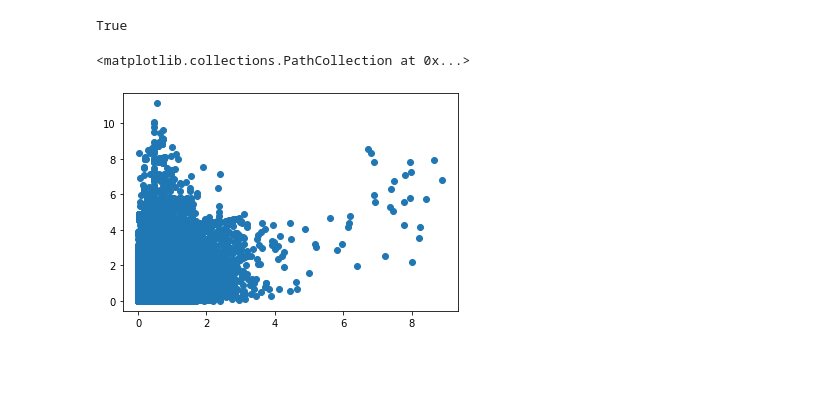
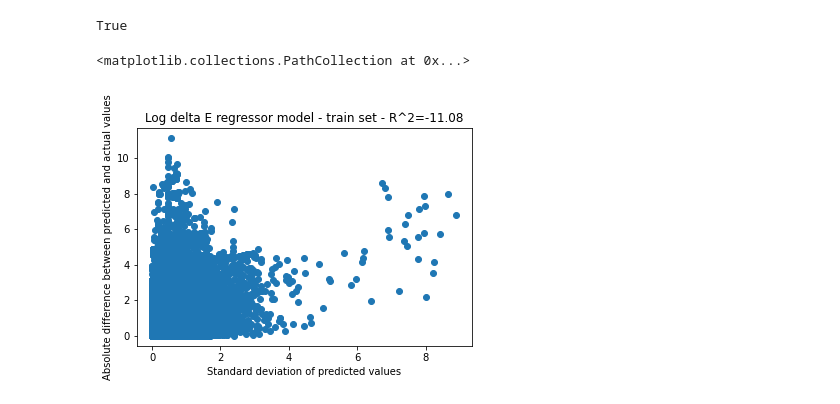
Before and after one commit to CS-433/ml-project-2-aiidalearn, a Jupyter notebook: code/model_analysis/log_delta_E_variance.ipynb, the cells around one changed output. Saved outputs shown, nothing was run; the diff lists cells and outputs as text; code cells hidden in the pictures; blank space fills up the shorter version.

```diff
--- a/code/model_analysis/log_delta_E_variance.ipynb
+++ b/code/model_analysis/log_delta_E_variance.ipynb
@@ -49,7 +50,7 @@ X_test.describe()
 | max | 380.000000 | 10.000000 | 100.000000 | 0.500000 | 0.500000 | 0.0 | 0.0 | 0.500000 | 0.500000 | 0.500000 | ... | ... |
 8 rows × 89 columns
 # %%
-pred_trees = np.array([estimator.predict(X_train) for estimator in model.estimators_]).T
+pred_trees_train = np.array([estimator.predict(X_train) for estimator in model.estimators_]).T
 # %%
-y_pred = model.predict(X_train)
+y_pred_train = model.predict(X_train)
 # %%
@@ -57,9 +58,12 @@ np.allclose(np.mean(pred_trees, axis=1), y_pred)
 # %% [output]
 True
 # %%
-x = np.std(pred_trees, axis=1)
-y = np.abs(y_pred - y_train.values.squeeze())
-plt.scatter(x, y)
+y_pred_train_std = np.std(pred_trees_train, axis=1)
+y_dev_train = np.abs(y_pred_train - y_train.values.squeeze())
+plt.xlabel("Standard deviation of predicted values")
+plt.ylabel("Absolute difference between predicted and actual values")
+plt.title(f"Log delta E regressor model - train set - R^2={r2_score(y_pred_train_std, y_dev_train):.2f}")
+plt.scatter(y_pred_train_std, y_dev_train)
 # %% [output]
 <matplotlib.collections.PathCollection at 0x...>
-[figure, old version]
+[figure, new version]
```
Also changed, not shown: parts of 7 cells of this notebook, 3 other files.
